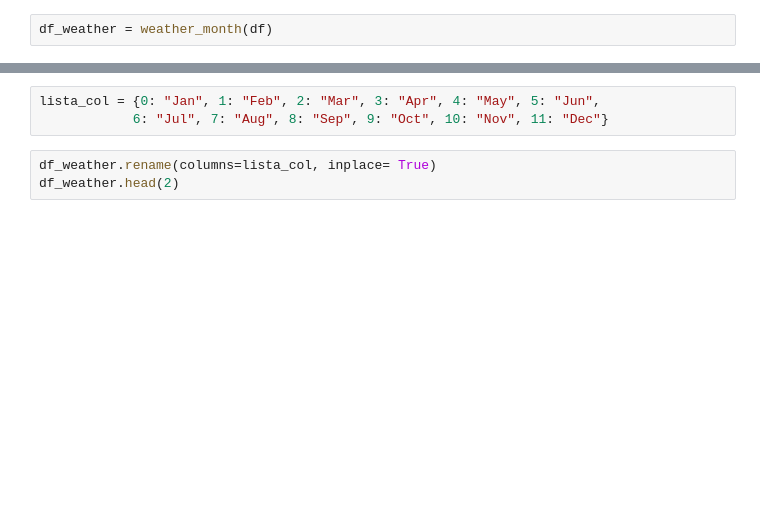
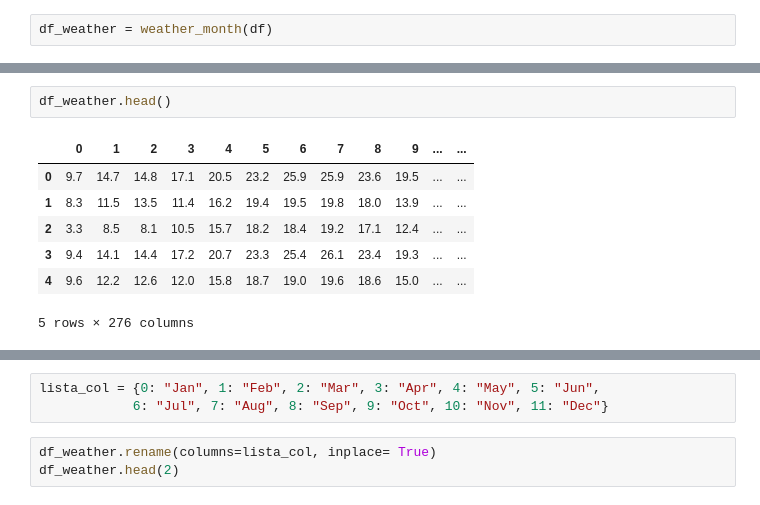
Before and after one commit to sanfermen/motorhome-areas, a Jupyter notebook: weather.ipynb, the cells around one changed output, grey strips where cells are left out. Saved outputs shown, nothing was run; the diff lists cells and outputs as text; blank space fills up the shorter version.

```diff
--- a/weather.ipynb
+++ b/weather.ipynb
@@ -47,0 +118,10 @@ df_weather = weather_month(df)
+# %%
+df_weather.head()
+# %% [output]
+|  | 0 | 1 | 2 | 3 | 4 | 5 | 6 | 7 | 8 | 9 | ... | ... |
+| 0 | 9.7 | 14.7 | 14.8 | 17.1 | 20.5 | 23.2 | 25.9 | 25.9 | 23.6 | 19.5 | ... | ... |
+| 1 | 8.3 | 11.5 | 13.5 | 11.4 | 16.2 | 19.4 | 19.5 | 19.8 | 18.0 | 13.9 | ... | ... |
+| 2 | 3.3 | 8.5 | 8.1 | 10.5 | 15.7 | 18.2 | 18.4 | 19.2 | 17.1 | 12.4 | ... | ... |
+| 3 | 9.4 | 14.1 | 14.4 | 17.2 | 20.7 | 23.3 | 25.4 | 26.1 | 23.4 | 19.3 | ... | ... |
+| 4 | 9.6 | 12.2 | 12.6 | 12.0 | 15.8 | 18.7 | 19.0 | 19.6 | 18.6 | 15.0 | ... | ... |
+5 rows × 276 columns
```
Also changed, not shown: parts of 25 cells of this notebook, 4 other files.
